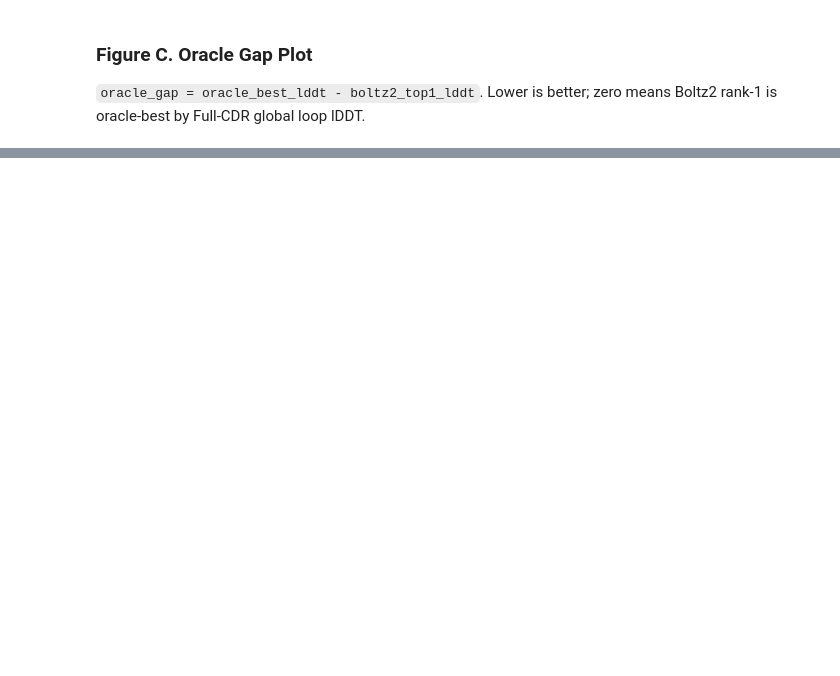
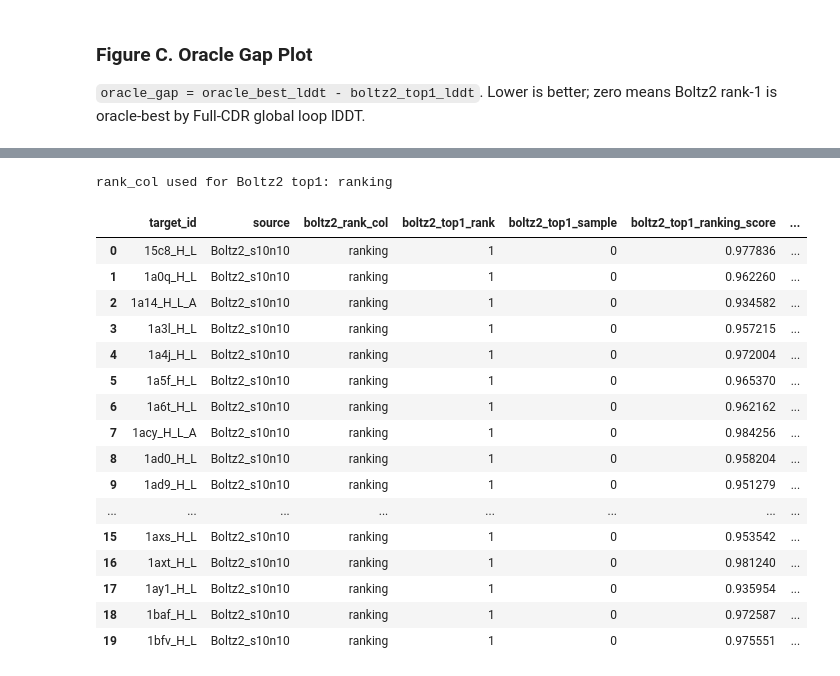
Before and after one commit to seoklab/cdr-scoring, a Jupyter notebook: notebooks/preprocess/inspect_precomputed_metrics.ipynb, the cells around one changed output, grey strips where cells are left out. Cells and saved outputs as stored; diff of their text form; code cells hidden in the pictures; blank space fills up the shorter version.

```diff
--- a/notebooks/preprocess/inspect_precomputed_metrics.ipynb
+++ b/notebooks/preprocess/inspect_precomputed_metrics.ipynb
@@ -820,0 +1145,30 @@ display(boltz_top1_summary[gap_summary_cols])
+# %%
+rank_col = "boltz2_rank" if "boltz2_rank" in boltz.columns else "ranking"
+print("rank_col used for Boltz2 top1:", rank_col)
+
+display(
+    boltz_top1_target[
+        ["target_id", "source", "boltz2_rank_col", "boltz2_top1_rank",
+         "boltz2_top1_sample", "boltz2_top1_ranking_score",
+         "boltz2_top1_lddt", "top1_true_rank", "oracle_gap"]
+    ].head(20)
+)
+# %% [output]
+rank_col used for Boltz2 top1: ranking
+|  | target_id | source | boltz2_rank_col | boltz2_top1_rank | boltz2_top1_sample | boltz2_top1_ranking_score | ... |
+| 0 | 15c8_H_L | Boltz2_s10n10 | ranking | 1 | 0 | 0.977836 | ... |
+| 1 | 1a0q_H_L | Boltz2_s10n10 | ranking | 1 | 0 | 0.962260 | ... |
+| 2 | 1a14_H_L_A | Boltz2_s10n10 | ranking | 1 | 0 | 0.934582 | ... |
+| 3 | 1a3l_H_L | Boltz2_s10n10 | ranking | 1 | 0 | 0.957215 | ... |
+| 4 | 1a4j_H_L | Boltz2_s10n10 | ranking | 1 | 0 | 0.972004 | ... |
+| 5 | 1a5f_H_L | Boltz2_s10n10 | ranking | 1 | 0 | 0.965370 | ... |
+| 6 | 1a6t_H_L | Boltz2_s10n10 | ranking | 1 | 0 | 0.962162 | ... |
+| 7 | 1acy_H_L_A | Boltz2_s10n10 | ranking | 1 | 0 | 0.984256 | ... |
+| 8 | 1ad0_H_L | Boltz2_s10n10 | ranking | 1 | 0 | 0.958204 | ... |
+| 9 | 1ad9_H_L | Boltz2_s10n10 | ranking | 1 | 0 | 0.951279 | ... |
+| ... | ... | ... | ... | ... | ... | ... | ... |
+| 15 | 1axs_H_L | Boltz2_s10n10 | ranking | 1 | 0 | 0.953542 | ... |
+| 16 | 1axt_H_L | Boltz2_s10n10 | ranking | 1 | 0 | 0.981240 | ... |
+| 17 | 1ay1_H_L | Boltz2_s10n10 | ranking | 1 | 0 | 0.935954 | ... |
+| 18 | 1baf_H_L | Boltz2_s10n10 | ranking | 1 | 0 | 0.972587 | ... |
+| 19 | 1bfv_H_L | Boltz2_s10n10 | ranking | 1 | 0 | 0.975551 | ... |
```
Also changed, not shown: parts of 28 cells of this notebook, 41 other files.
